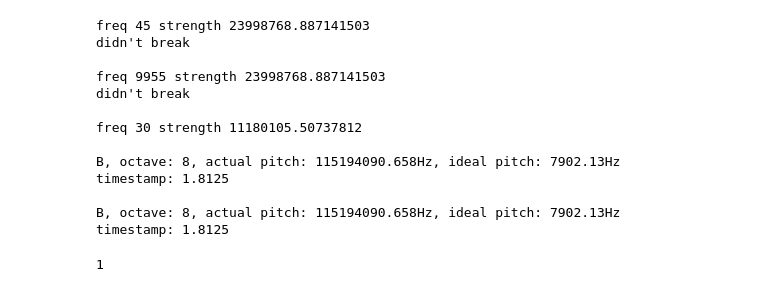
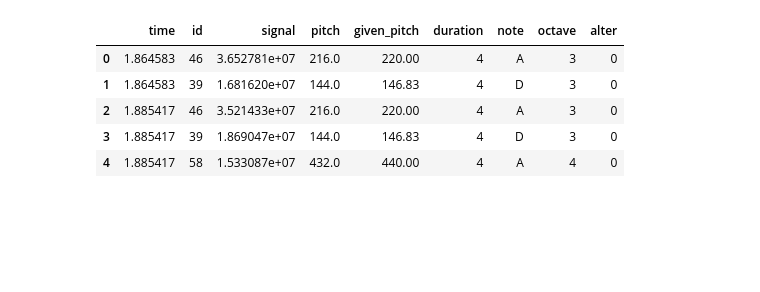
Before and after one commit to pstetz/Pitch-Perfect, a Jupyter notebook: experimenting.ipynb, the cells around one changed output. Drawn from its saved outputs; the diff is of its cells as text; code cells hidden in the pictures; blank space fills up the shorter version.

```diff
--- a/experimenting.ipynb
+++ b/experimenting.ipynb
@@ -40,7 +40,7 @@ class Music:
         return notes
 
     def get_notes(self, peaks, inspection_width=10000, use_chan1=True):
-        ret = list()
+        notes = list()
         for peak in peaks:
             if use_chan1:
                 inspection_zone = self.chan1[peak: peak+inspection_width]
@@ -48,34 +48,29 @@ class Music:
 
                 conversion_factor = self.sample_rate / len(fft_data)
                 max_signal = max(fft_data)
-                resonant_freqs = (-fft_data).argsort()
+                resonant_freqs = (-fft_data[:8000]).argsort()
                 timestamp = peak / self.sample_rate
 
                 for freq in resonant_freqs:
-                    print()
-                    print("freq", freq, "strength", fft_data[freq])
-                    if fft_data[freq] < max_signal * 0.5:
+                    signal = fft_data[freq]
+                    if signal < max_signal * 0.4:
                         break
-                    print("didn't break")
-                    note = fft_data[freq] * conversion_factor
-                    note = Note(note, timestamp)
-                    ret.append(note)
-        return ret
+                    note = Note(freq * conversion_factor, signal, timestamp)
+                    notes.append(note.getInfo())
+        notes = pd.DataFrame(notes, columns=["time", "id", "signal", "pitch", "given_pitch",
+                                             "duration", "note", "octave", "alter"])
+        return notes
 
     # ideally this is when dynamics will come in
     def filter_notes(self, notes):
-        for note in notes:
-            note.describe()
         N = len(notes)
         to_delete = list()
         for i in range(1, N):
-            if notes[i - 1].given_pitch == notes[i].given_pitch:
+            if notes.iloc[i - 1].given_pitch == notes.iloc[i].given_pitch:
                 to_delete.append(i)
         for index in list(reversed(to_delete)):
-            del notes[index]
+            notes.drop([index])
         return notes
-
-
 
     # Maybe there's a less computationally expensive way to find the start of notes instead of standard deviation?
     def find_peaks(self, window, DIFF):
@@ -83,9 +78,9 @@ class Music:
         for i in range(window, len(self.chan1) - window, window):
             prev = self.chan1[i-window: i]
             curr = self.chan1[i: i+window]
-            p_std = np.std(prev)
-            c_std = np.std(curr)
-            if c_std > p_std + DIFF:
+            prev = np.average(np.abs(prev))
+            curr = np.average(np.abs(curr))
+            if curr > prev + DIFF:
                 peaks.append(i)
         return peaks
 
@@ -93,21 +88,14 @@ class Music:
         self.measures.append(measure)
 # %%
 music = Music()
-music.read('sounds/wav/cello_pluck/expert/d3a3_copy3.wav')
-notes = music.compile_music(window=3000, DIFF=3000)
-len(notes)
+music.read('sounds/wav/cello_pluck/expert/d3a3_copy6.wav')
+notes = music.compile_music(window=500, DIFF=2000)
+notes
+# notes.groupby("time", "note")
 # %% [output]
-freq 45 strength 23998768.887141503
-didn't break
-
-freq 9955 strength 23998768.887141503
-didn't break
-
-freq 30 strength 11180105.50737812
-
-B, octave: 8, actual pitch: 115194090.658Hz, ideal pitch: 7902.13Hz
-timestamp: 1.8125
-
-B, octave: 8, actual pitch: 115194090.658Hz, ideal pitch: 7902.13Hz
-timestamp: 1.8125
-1
+|  | time | id | signal | pitch | given_pitch | duration | note | octave | alter |
+| 0 | 1.864583 | 46 | 3.652781e+07 | 216.0 | 220.00 | 4 | A | 3 | 0 |
+| 1 | 1.864583 | 39 | 1.681620e+07 | 144.0 | 146.83 | 4 | D | 3 | 0 |
+| 2 | 1.885417 | 46 | 3.521433e+07 | 216.0 | 220.00 | 4 | A | 3 | 0 |
+| 3 | 1.885417 | 39 | 1.869047e+07 | 144.0 | 146.83 | 4 | D | 3 | 0 |
+| 4 | 1.885417 | 58 | 1.533087e+07 | 432.0 | 440.00 | 4 | A | 4 | 0 |
```
Also changed, not shown: 2 other files.
